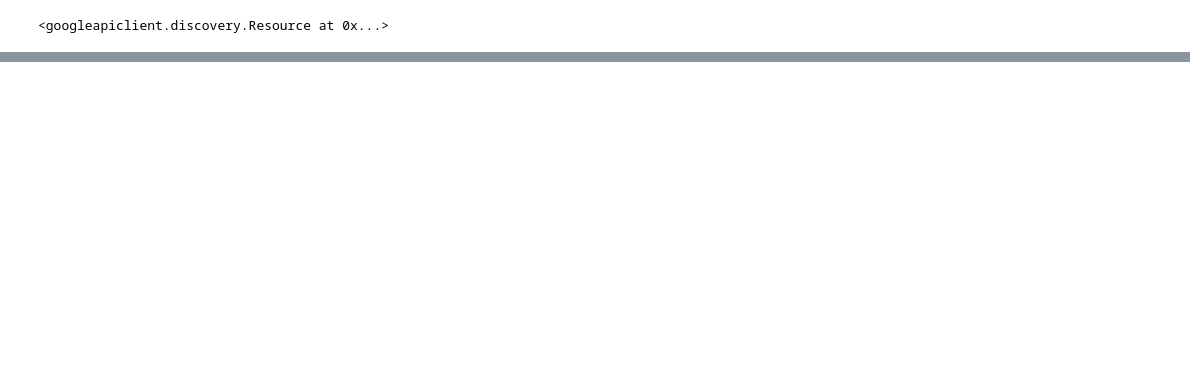
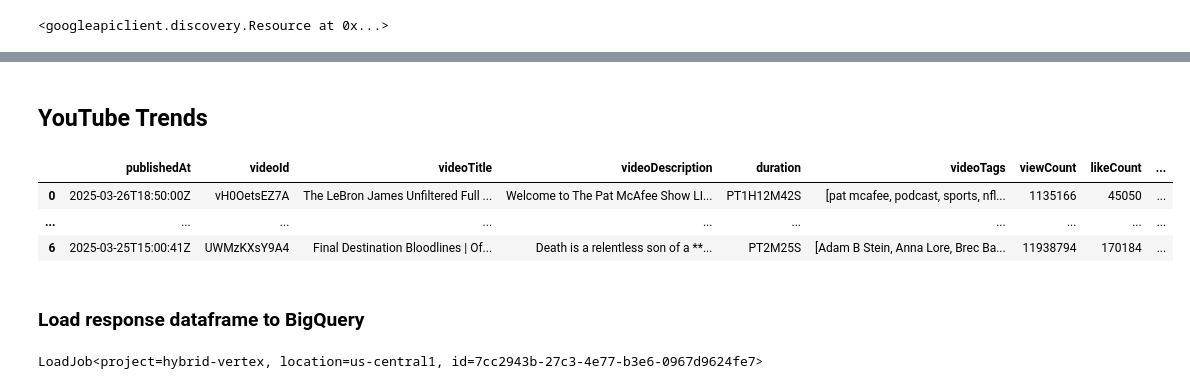
Before and after one commit to tottenjordan/zghost, a Jupyter notebook: notebooks/hello_search_trends.ipynb, the cells around one changed output, grey strips where cells are left out. Saved outputs shown, nothing was run; the diff lists cells and outputs as text; code cells hidden in the pictures; blank space fills up the shorter version.

```diff
--- a/notebooks/hello_search_trends.ipynb
+++ b/notebooks/hello_search_trends.ipynb
@@ -282,0 +388,74 @@ LoadJob<project=hybrid-vertex, location=us-central1, id=61da4191-80ee-46c0-a2be-
+# %% [markdown]
+## YouTube Trends
+# %%
+request = youtube.videos().list(
+    part="snippet,contentDetails,statistics",
+    chart="mostPopular",
+    regionCode="US",
+    maxResults=7,
+)
+response = request.execute()
+# print(response)
+# %%
+# prepare results dataframe
+trend_dict = {}
+i=1
+
+for video in response['items']:
+    row_name = f"row{i}"
+
+    # the `tags` field is ommitted if video doesnt have tags
+    if "tags" in video['snippet'].keys():
+        TAGS_VALUE = video['snippet']['tags']
+    else:
+        TAGS_VALUE = []
+
+    trend_dict.update(
+        {
+            row_name: {
+                'publishedAt': video['snippet']['publishedAt'],
+                'videoId': video['id'],
+                'videoTitle': video['snippet']['title'],
+                'videoDescription': video['snippet']['description'],
+                'duration': video['contentDetails']['duration'],
+                # 'videoTags': video['snippet']['tags'],
+                'videoTags': TAGS_VALUE,
+                'viewCount': video['statistics']['viewCount'],
+                'likeCount': video['statistics']['likeCount'],
+                'favoriteCount': video['statistics']['favoriteCount'],
+                'commentCount': video['statistics']['commentCount'],
+                'videoURL': f"https://www.youtube.com/watch?v={video['id']}",
+                'videoThumbnail': video['snippet']['thumbnails']['high']['url'],
+                'channelTitle': video['snippet']['channelTitle'],
+                'channelId': video['snippet']['channelId'],
+            }
+        }
+    )
+
+    i+=1
+
+yt_trend_df = pd.DataFrame.from_dict(trend_dict, orient='index')
+yt_trend_df = yt_trend_df.reset_index(drop=True)
+
+HTML(yt_trend_df.to_html(render_links=True, escape=False, max_rows=3))
+# %% [output]
+|  | publishedAt | videoId | videoTitle | videoDescription | duration | videoTags | viewCount | likeCount | ... |
+| 0 | 2025-03-26T18:50:00Z | vH0OetsEZ7A | The LeBron James Unfiltered Full ... | Welcome to The Pat McAfee Show LI... | PT1H12M42S | [pat mcafee, podcast, sports, nfl... | 1135166 | 45050 | ... |
+| ... | ... | ... | ... | ... | ... | ... | ... | ... | ... |
+| 6 | 2025-03-25T15:00:41Z | UWMzKXsY9A4 | Final Destination Bloodlines | Of... | Death is a relentless son of a **... | PT2M25S | [Adam B Stein, Anna Lore, Brec Ba... | 11938794 | 170184 | ... |
+# %% [markdown]
+### Load response dataframe to BigQuery
+# %%
+# BQ_DATASET = 'youtube_video_analysis' # os.getenv("BQ_DATASET")
+YT_TRENDS_RESPONSE_TABLE = "yt_trending_videos_v2"
+
+YOUTUBE_API_LOAD_JOB_v2 = bq.load_table_from_dataframe(
+    yt_trend_df,
+    f"{BQ_DATASET}.{YT_TRENDS_RESPONSE_TABLE}",
+    # job_config=bigquery.LoadJobConfig(write_disposition="WRITE_TRUNCATE"),
+)
+
+# Wait for the load job to complete
+YOUTUBE_API_LOAD_JOB_v2.result()
+# %% [output]
+LoadJob<project=hybrid-vertex, location=us-central1, id=7cc2943b-27c3-4e77-b3e6-0967d9624fe7>
```
Also changed, not shown: parts of 34 cells of this notebook, 3 other files.
